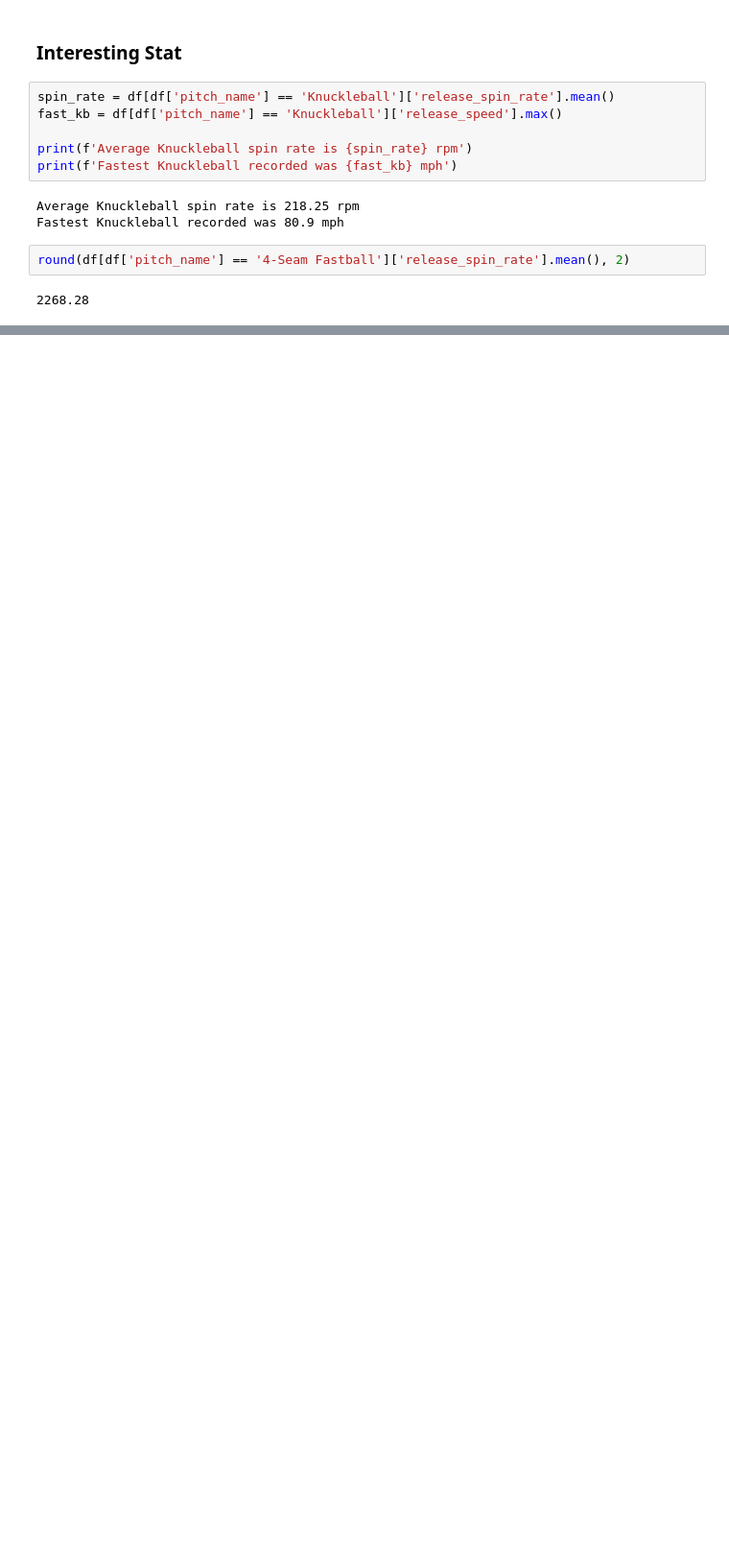
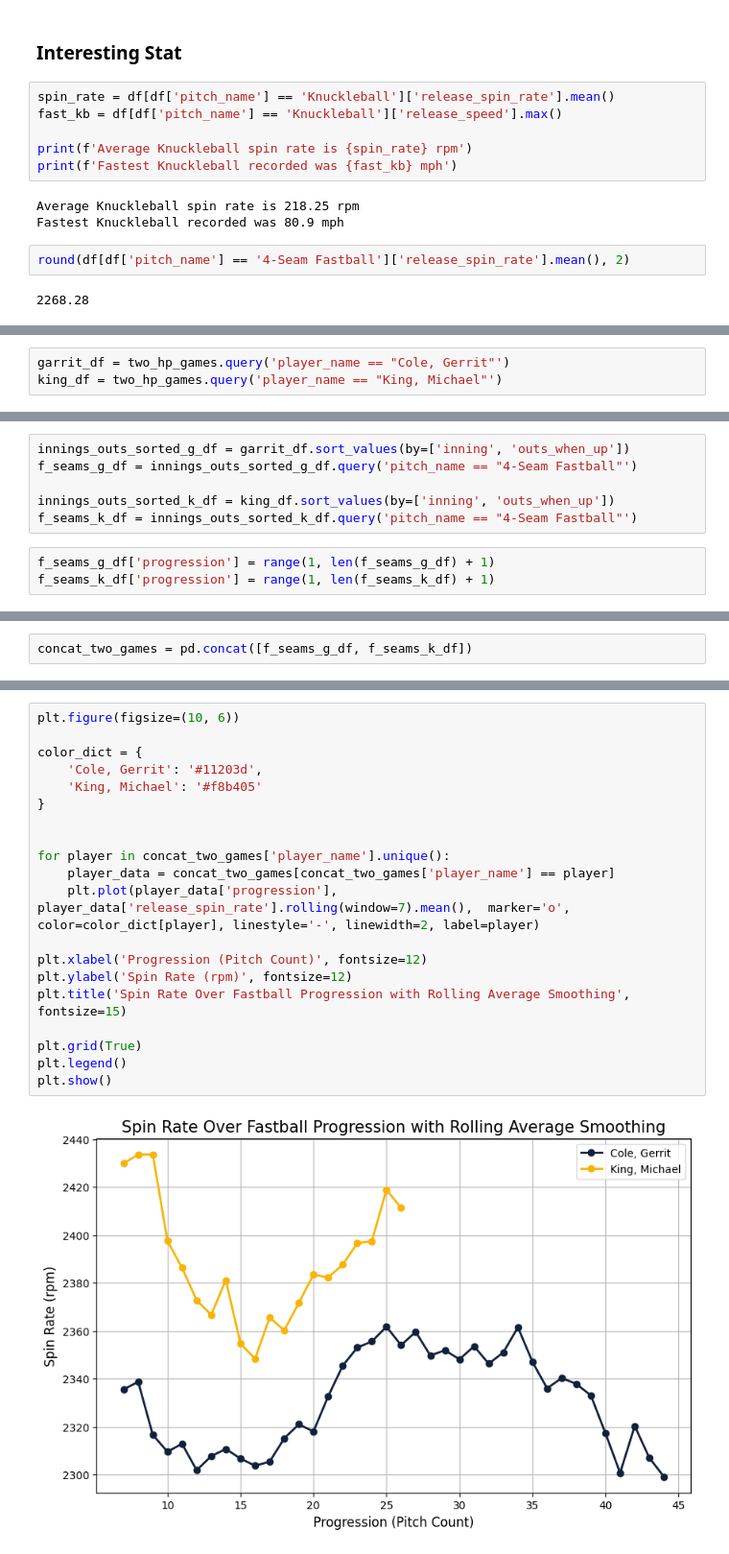
Before and after one commit to trevordoucet/baseball, a Jupyter notebook: Scripts/Pitching.ipynb, the cells around one changed output, grey strips where cells are left out. Shown at 96% size. Saved outputs shown, nothing was run; the diff lists cells and outputs as text; blank space fills up the shorter version.

```diff
--- a/Scripts/Pitching.ipynb
+++ b/Scripts/Pitching.ipynb
@@ -76,0 +271,3 @@ round(df[df['pitch_name'] == '4-Seam Fastball']['release_spin_rate'].mean(), 2)
+# %%
+garrit_df = two_hp_games.query('player_name == "Cole, Gerrit"')
+king_df = two_hp_games.query('player_name == "King, Michael"')
@@ -76,0 +276,9 @@ round(df[df['pitch_name'] == '4-Seam Fastball']['release_spin_rate'].mean(), 2)
+# %%
+innings_outs_sorted_g_df = garrit_df.sort_values(by=['inning', 'outs_when_up'])
+f_seams_g_df = innings_outs_sorted_g_df.query('pitch_name == "4-Seam Fastball"')
+
+innings_outs_sorted_k_df = king_df.sort_values(by=['inning', 'outs_when_up'])
+f_seams_k_df = innings_outs_sorted_k_df.query('pitch_name == "4-Seam Fastball"')
+# %%
+f_seams_g_df['progression'] = range(1, len(f_seams_g_df) + 1)
+f_seams_k_df['progression'] = range(1, len(f_seams_k_df) + 1)
@@ -76,0 +298,2 @@ round(df[df['pitch_name'] == '4-Seam Fastball']['release_spin_rate'].mean(), 2)
+# %%
+concat_two_games = pd.concat([f_seams_g_df, f_seams_k_df])
@@ -76,0 +319,22 @@ round(df[df['pitch_name'] == '4-Seam Fastball']['release_spin_rate'].mean(), 2)
+# %%
+plt.figure(figsize=(10, 6))
+
+color_dict = {
+    'Cole, Gerrit': '#11203d',
+    'King, Michael': '#f8b405'
+}
+
+
+for player in concat_two_games['player_name'].unique():
+    player_data = concat_two_games[concat_two_games['player_name'] == player]
+    plt.plot(player_data['progression'], player_data['release_spin_rate'].rolling(window=7).mean(),  marker='o', color=color_dict[player], linestyle='-', linewidth=2, label=player)
+
+plt.xlabel('Progression (Pitch Count)', fontsize=12)
+plt.ylabel('Spin Rate (rpm)', fontsize=12)
+plt.title('Spin Rate Over Fastball Progression with Rolling Average Smoothing', fontsize=15)
+
+plt.grid(True)
+plt.legend()
+plt.show()
+# %% [output]
+[figure, added]
```
Also changed, not shown: parts of 44 cells of this notebook, 4 other files.
